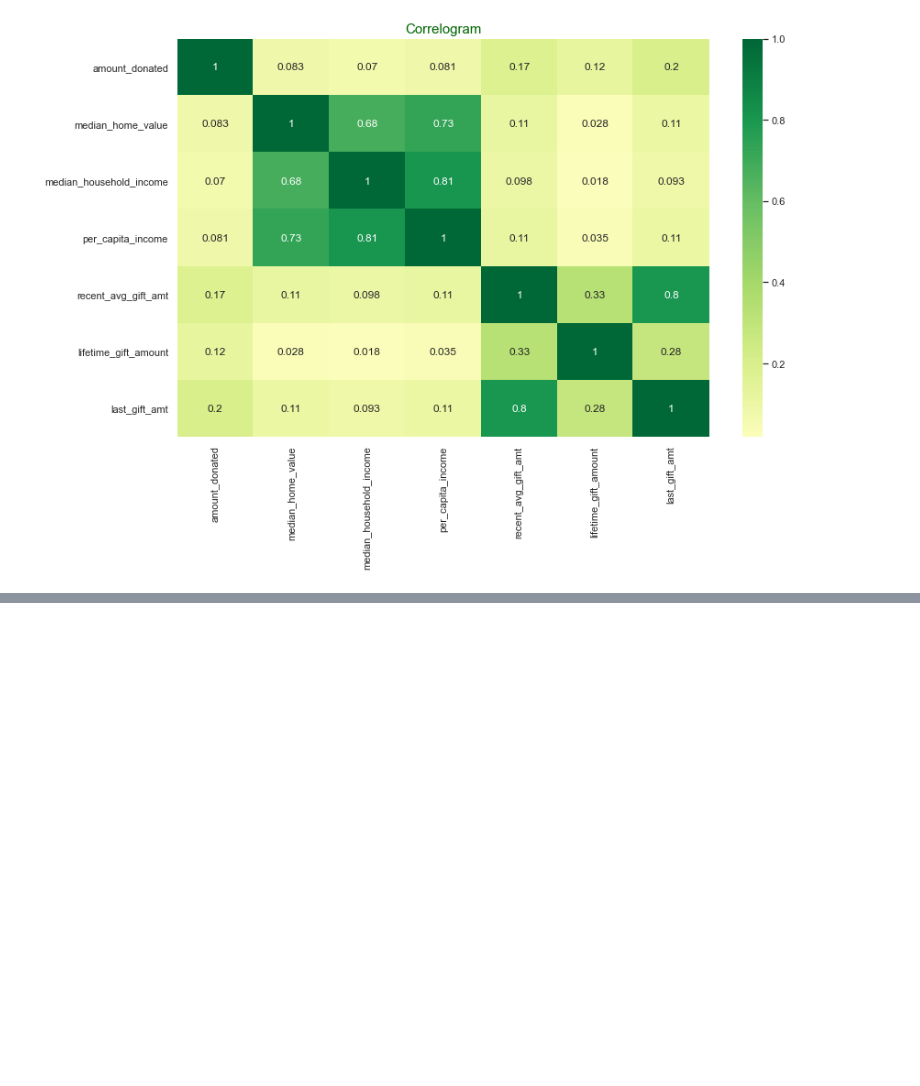
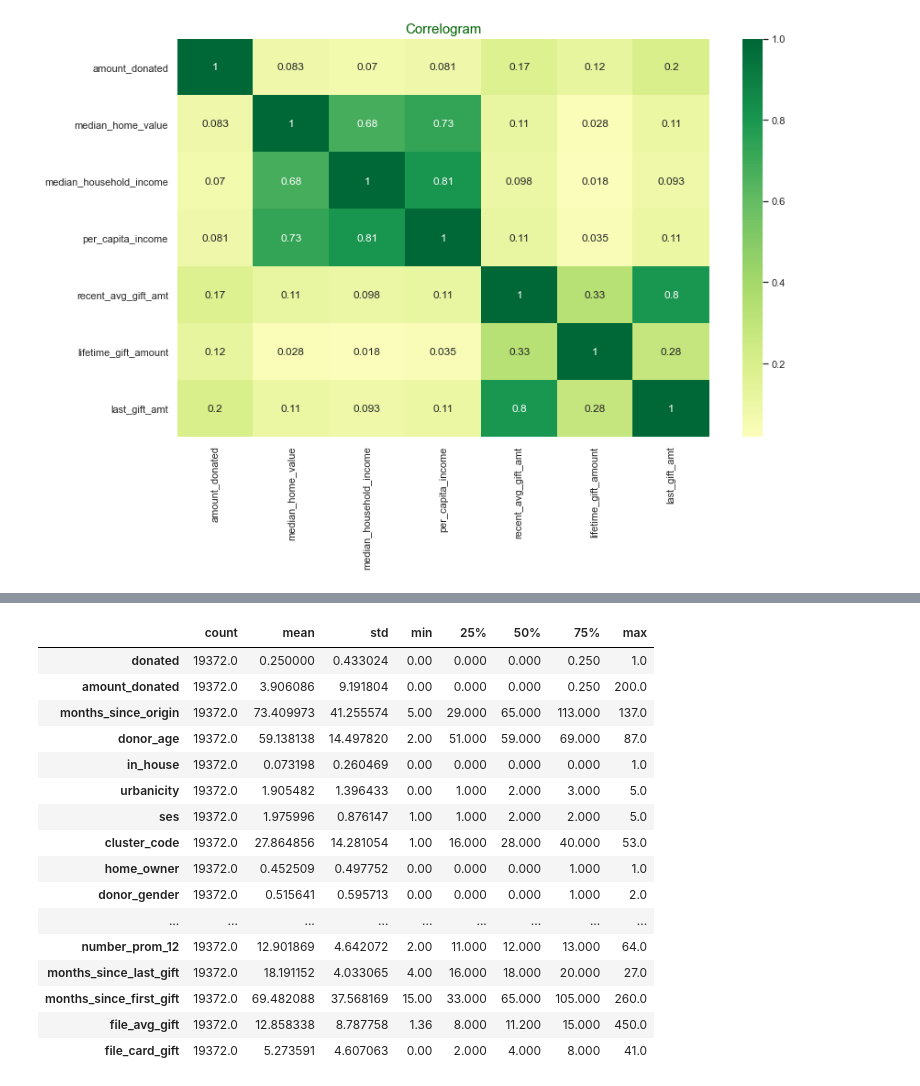
Before and after one commit to jindukwentua/Applying-Machine-Learning-to-Charity-donations, a Jupyter notebook: notebook/analysis.ipynb, the cells around one changed output, grey strips where cells are left out. Drawn from its saved outputs; the diff is of its cells as text; code cells hidden in the pictures; blank space fills up the shorter version.

```diff
--- a/notebook/analysis.ipynb
+++ b/notebook/analysis.ipynb
@@ -1481,0 +1487,20 @@ df['home_owner'].value_counts().plot.barh()
+# %%
+df.describe().T
+# %% [output]
+|  | count | mean | std | min | 25% | 50% | 75% | max |
+| donated | 19372.0 | 0.250000 | 0.433024 | 0.00 | 0.000 | 0.000 | 0.250 | 1.0 |
+| amount_donated | 19372.0 | 3.906086 | 9.191804 | 0.00 | 0.000 | 0.000 | 0.250 | 200.0 |
+| months_since_origin | 19372.0 | 73.409973 | 41.255574 | 5.00 | 29.000 | 65.000 | 113.000 | 137.0 |
+| donor_age | 19372.0 | 59.138138 | 14.497820 | 2.00 | 51.000 | 59.000 | 69.000 | 87.0 |
+| in_house | 19372.0 | 0.073198 | 0.260469 | 0.00 | 0.000 | 0.000 | 0.000 | 1.0 |
+| urbanicity | 19372.0 | 1.905482 | 1.396433 | 0.00 | 1.000 | 2.000 | 3.000 | 5.0 |
+| ses | 19372.0 | 1.975996 | 0.876147 | 1.00 | 1.000 | 2.000 | 2.000 | 5.0 |
+| cluster_code | 19372.0 | 27.864856 | 14.281054 | 1.00 | 16.000 | 28.000 | 40.000 | 53.0 |
+| home_owner | 19372.0 | 0.452509 | 0.497752 | 0.00 | 0.000 | 0.000 | 1.000 | 1.0 |
+| donor_gender | 19372.0 | 0.515641 | 0.595713 | 0.00 | 0.000 | 0.000 | 1.000 | 2.0 |
+| ... | ... | ... | ... | ... | ... | ... | ... | ... |
+| number_prom_12 | 19372.0 | 12.901869 | 4.642072 | 2.00 | 11.000 | 12.000 | 13.000 | 64.0 |
+| months_since_last_gift | 19372.0 | 18.191152 | 4.033065 | 4.00 | 16.000 | 18.000 | 20.000 | 27.0 |
+| months_since_first_gift | 19372.0 | 69.482088 | 37.568169 | 15.00 | 33.000 | 65.000 | 105.000 | 260.0 |
+| file_avg_gift | 19372.0 | 12.858338 | 8.787758 | 1.36 | 8.000 | 11.200 | 15.000 | 450.0 |
+| file_card_gift | 19372.0 | 5.273591 | 4.607063 | 0.00 | 2.000 | 4.000 | 8.000 | 41.0 |
```
Also changed, not shown: parts of 4 cells of this notebook, 2 other files.
